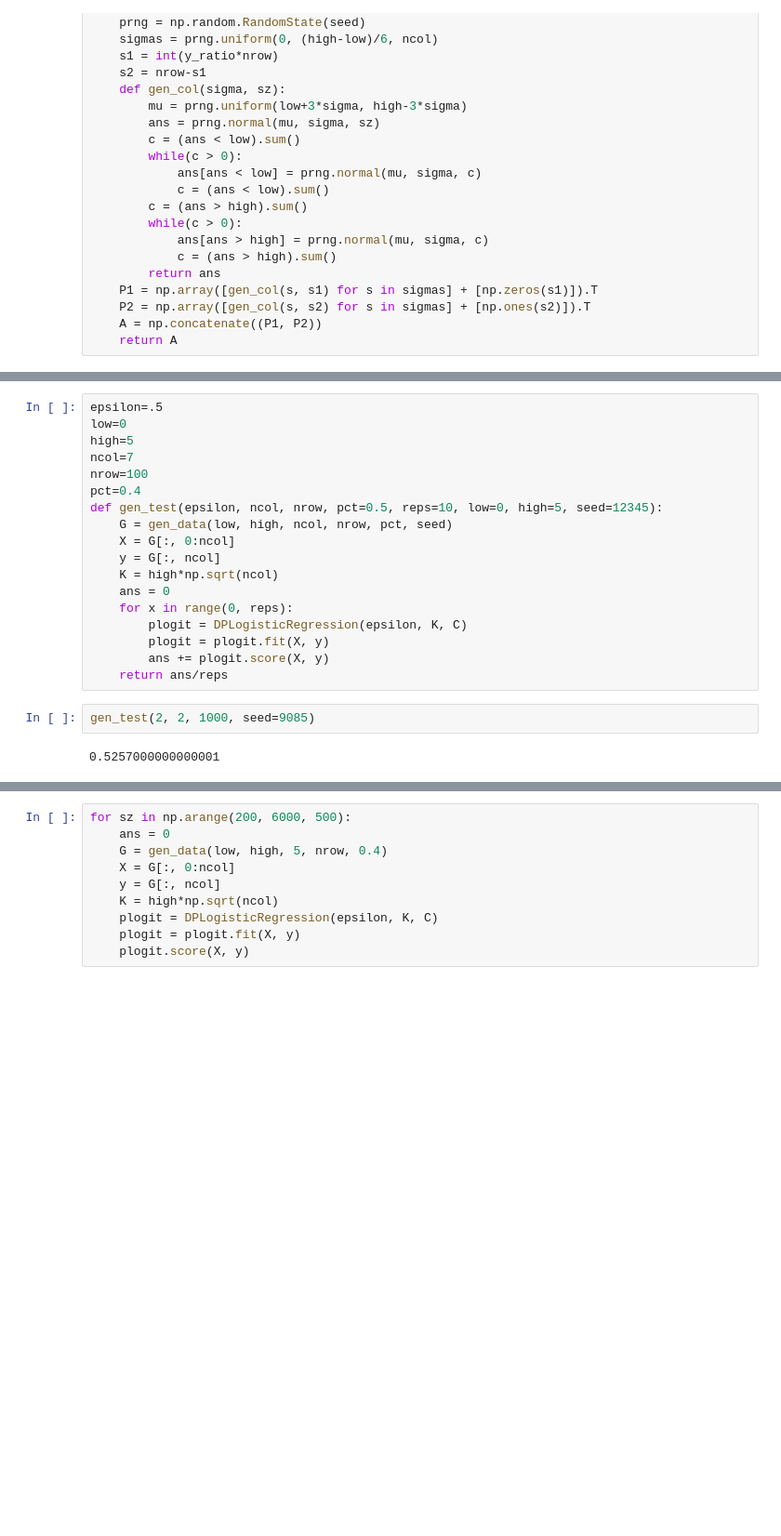
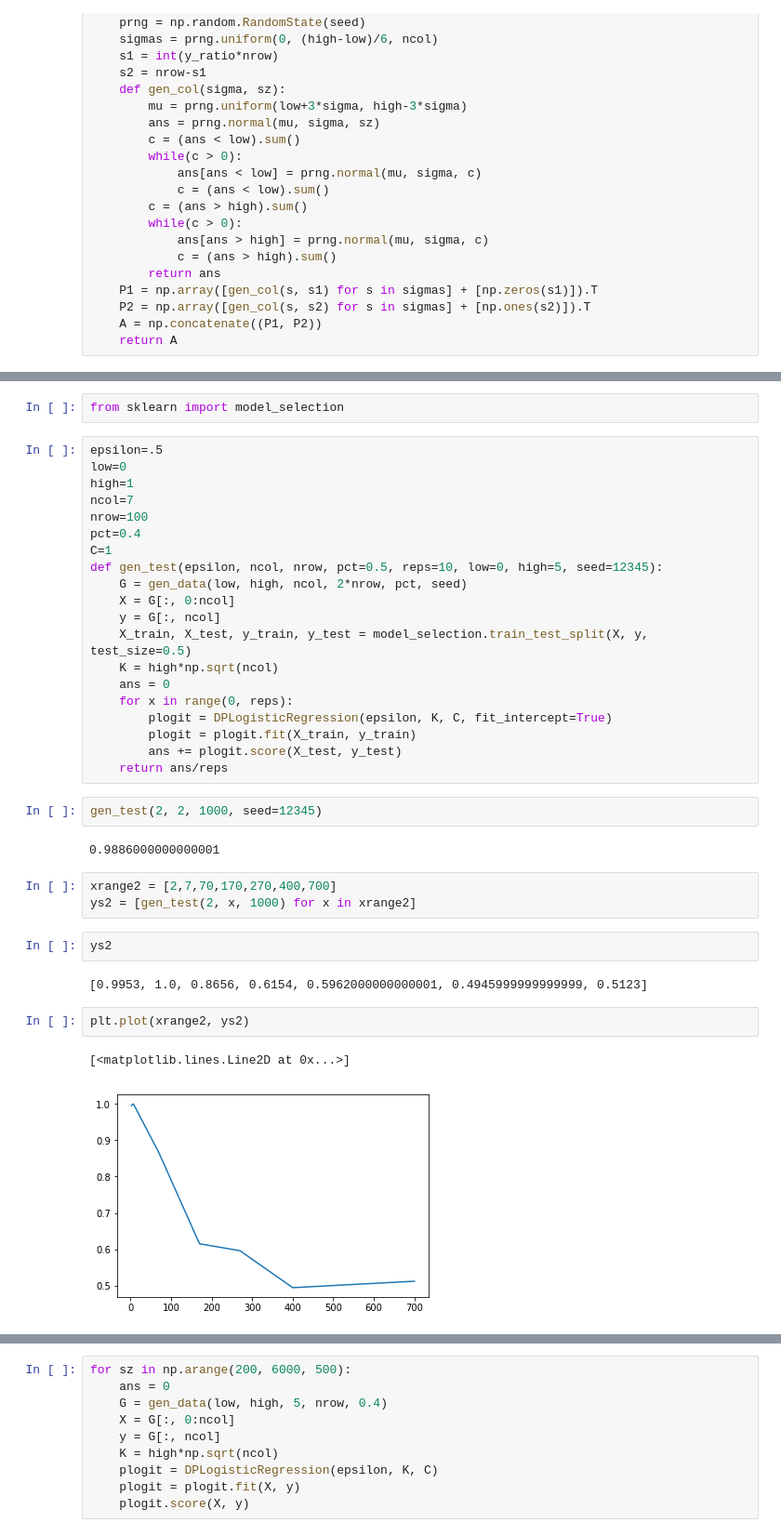
Before and after one commit to jimola/S18_Research, a Jupyter notebook: Python/LogRegression/LogRegChoice.ipynb, the cells around one changed output, grey strips where cells are left out. Shown at 93% size. Cells and saved outputs as stored; diff of their text form; blank space fills up the shorter version.

Commit message:
Implemented a ChoiceMaker in the Logistic Regre^Cion example

```diff
--- a/Python/LogRegression/LogRegChoice.ipynb
+++ b/Python/LogRegression/LogRegChoice.ipynb
@@ -76,22 +72,38 @@ def gen_data(low, high, ncol, nrow, y_ratio, seed=12345):
+# %%
+from sklearn import model_selection
 # %%
 epsilon=.5
 low=0
-high=5
+high=1
 ncol=7
 nrow=100
 pct=0.4
+C=1
 def gen_test(epsilon, ncol, nrow, pct=0.5, reps=10, low=0, high=5, seed=12345):
-    G = gen_data(low, high, ncol, nrow, pct, seed)
+    G = gen_data(low, high, ncol, 2*nrow, pct, seed)
     X = G[:, 0:ncol]
     y = G[:, ncol]
+    X_train, X_test, y_train, y_test = model_selection.train_test_split(X, y, test_size=0.5)
     K = high*np.sqrt(ncol)
     ans = 0
     for x in range(0, reps):
-        plogit = DPLogisticRegression(epsilon, K, C)
-        plogit = plogit.fit(X, y)
-        ans += plogit.score(X, y)
+        plogit = DPLogisticRegression(epsilon, K, C, fit_intercept=True)
+        plogit = plogit.fit(X_train, y_train)
+        ans += plogit.score(X_test, y_test)
     return ans/reps
 # %%
-gen_test(2, 2, 1000, seed=9085)
+gen_test(2, 2, 1000, seed=12345)
 # %% [output]
-0.5257000000000001
+0.9886000000000001
+# %%
+xrange2 = [2,7,70,170,270,400,700]
+ys2 = [gen_test(2, x, 1000) for x in xrange2]
+# %%
+ys2
+# %% [output]
+[0.9953, 1.0, 0.8656, 0.6154, 0.5962000000000001, 0.4945999999999999, 0.5123]
+# %%
+plt.plot(xrange2, ys2)
+# %% [output]
+[<matplotlib.lines.Line2D at 0x...>]
+[figure, added]
```
Also changed, not shown: parts of 26 cells of this notebook, 2 other files.
